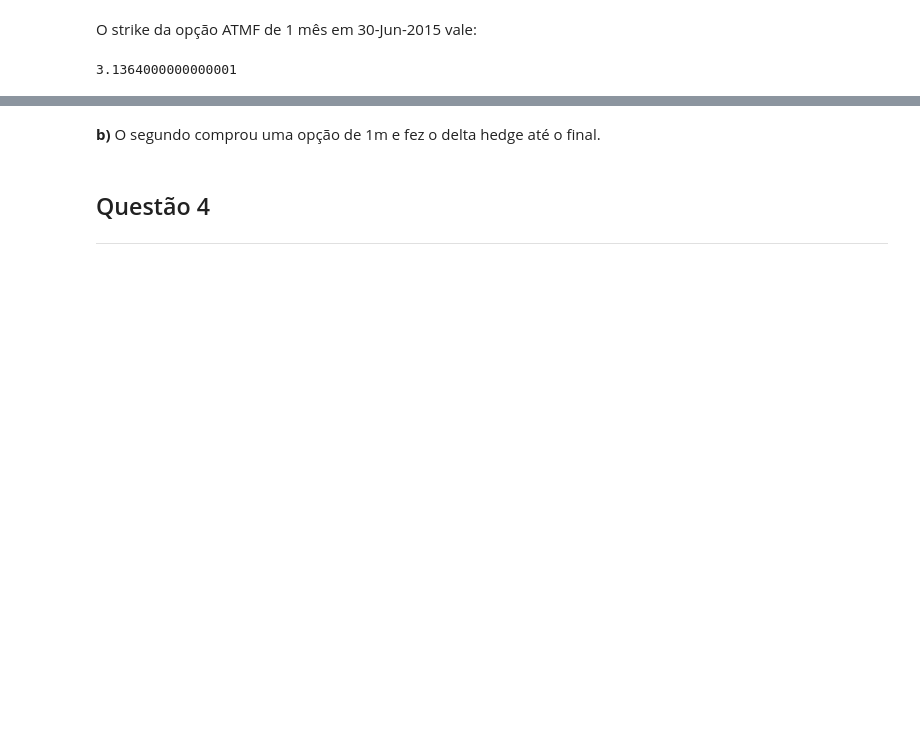
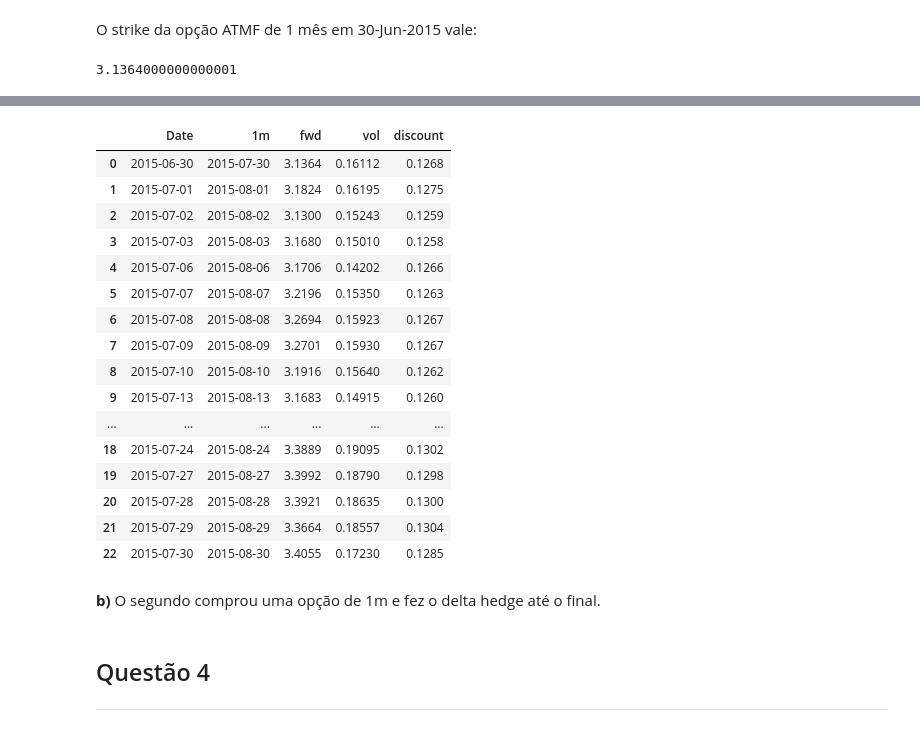
Before and after one commit to fagan2888/PricingHedging_Prova2, a Jupyter notebook: Prova2.ipynb, the cells around one changed output, grey strips where cells are left out. Saved outputs shown, nothing was run; the diff lists cells and outputs as text; code cells hidden in the pictures; blank space fills up the shorter version.

```diff
--- a/Prova2.ipynb
+++ b/Prova2.ipynb
@@ -122,3 +227,35 @@ bsv(call,K,K,r,vol,t)
+# %%
+def portf1m(start):
+    term=relativedelta(months=1)
+    end=start+tenor
+    s=pd.Series(ptax['PX_ASK'][start:end])
+    s=pd.Series(ptax['PX_ASK'][start:end])
+    df=pd.DataFrame(s.index)
+    df['1m']=[i+tenor for i in s.index]
+    df['fwd']=fwd1m_on['PX_LAST'][start:end].values
+    df['vol']=vol1m_off['PX_LAST'][start:end].values/100
+    df['discount']=swpprecdi1m['PX_LAST'][start:end].values/100
+    return df
+# %%
+portf1m(dt.datetime(2015,6,30))
+# %% [output]
+|  | Date | 1m | fwd | vol | discount |
+| 0 | 2015-06-30 | 2015-07-30 | 3.1364 | 0.16112 | 0.1268 |
+| 1 | 2015-07-01 | 2015-08-01 | 3.1824 | 0.16195 | 0.1275 |
+| 2 | 2015-07-02 | 2015-08-02 | 3.1300 | 0.15243 | 0.1259 |
+| 3 | 2015-07-03 | 2015-08-03 | 3.1680 | 0.15010 | 0.1258 |
+| 4 | 2015-07-06 | 2015-08-06 | 3.1706 | 0.14202 | 0.1266 |
+| 5 | 2015-07-07 | 2015-08-07 | 3.2196 | 0.15350 | 0.1263 |
+| 6 | 2015-07-08 | 2015-08-08 | 3.2694 | 0.15923 | 0.1267 |
+| 7 | 2015-07-09 | 2015-08-09 | 3.2701 | 0.15930 | 0.1267 |
+| 8 | 2015-07-10 | 2015-08-10 | 3.1916 | 0.15640 | 0.1262 |
+| 9 | 2015-07-13 | 2015-08-13 | 3.1683 | 0.14915 | 0.1260 |
+| ... | ... | ... | ... | ... | ... |
+| 18 | 2015-07-24 | 2015-08-24 | 3.3889 | 0.19095 | 0.1302 |
+| 19 | 2015-07-27 | 2015-08-27 | 3.3992 | 0.18790 | 0.1298 |
+| 20 | 2015-07-28 | 2015-08-28 | 3.3921 | 0.18635 | 0.1300 |
+| 21 | 2015-07-29 | 2015-08-29 | 3.3664 | 0.18557 | 0.1304 |
+| 22 | 2015-07-30 | 2015-08-30 | 3.4055 | 0.17230 | 0.1285 |
 # %% [markdown]
 **b)**  O segundo comprou uma opção de 1m e fez o delta hedge até o final.
 # %% [markdown]
```
Also changed, not shown: parts of 10 cells of this notebook.
